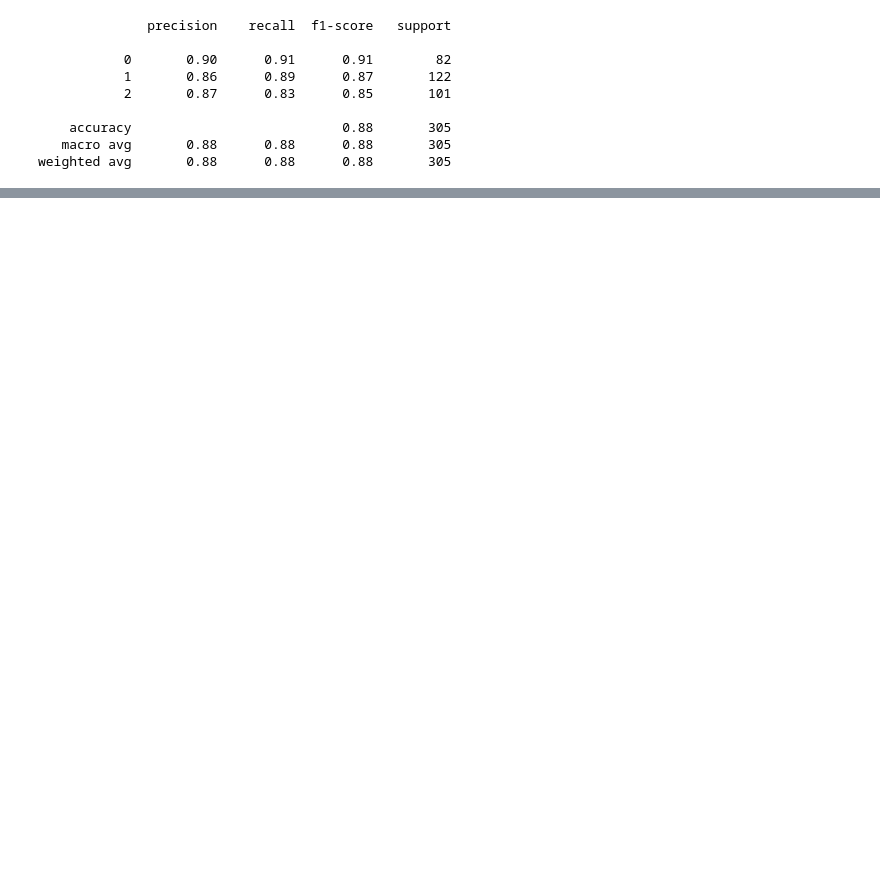
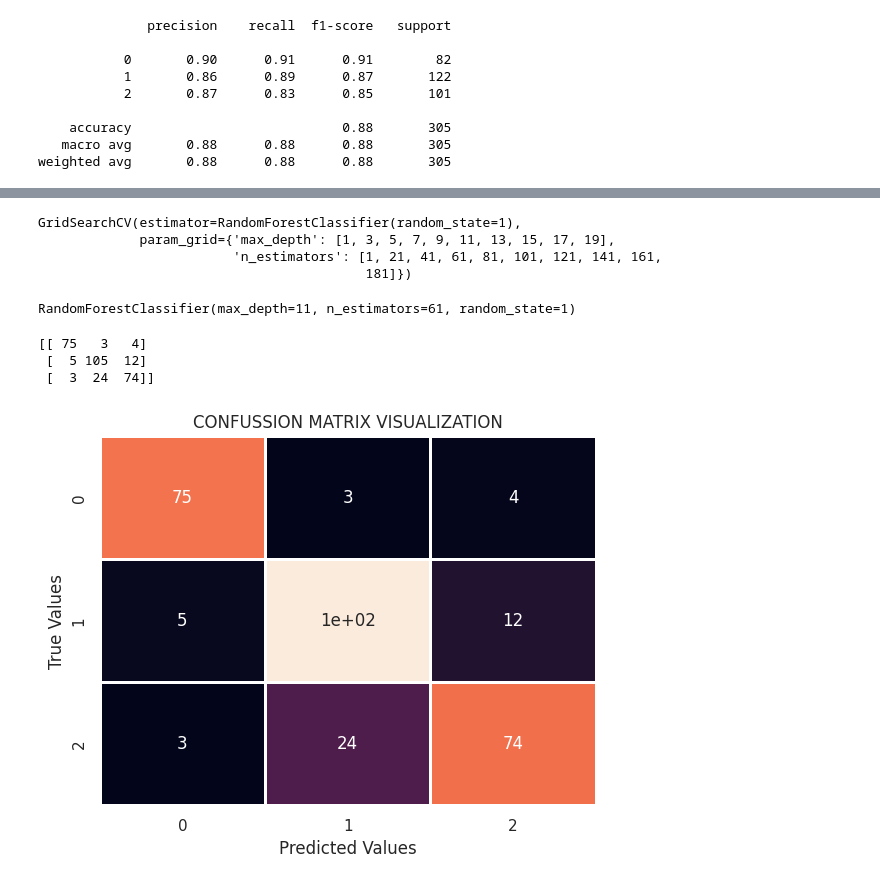
Before and after one commit to Nanasei878/Maternal-Health-Risk-Evaluation, a Jupyter notebook: Maternal_Health_Risk_Data.ipynb, the cells around one changed output, grey strips where cells are left out. Saved outputs shown, nothing was run; the diff lists cells and outputs as text; code cells hidden in the pictures; blank space fills up the shorter version.

```diff
--- a/Maternal_Health_Risk_Data.ipynb
+++ b/Maternal_Health_Risk_Data.ipynb
@@ -300,0 +513,37 @@ plt.show()
+# %%
+#Using GridSearchCV to find the best parameters
+# Provide range for max_depth from 1 to 20 with an interval of 2 and from 1 to 200 with an interval of 20 for n_estimators
+paramgrid = {'max_depth': list(range(1, 20, 2)), 'n_estimators': list(range(1, 200, 20))}
+grid_search=GridSearchCV(RandomForestClassifier(random_state=1),paramgrid)
+# %%
+# Fit the grid search model
+grid_search.fit(X_train,y_train)
+# %% [output]
+GridSearchCV(estimator=RandomForestClassifier(random_state=1),
+             param_grid={'max_depth': [1, 3, 5, 7, 9, 11, 13, 15, 17, 19],
+                         'n_estimators': [1, 21, 41, 61, 81, 101, 121, 141, 161,
+                                          181]})
+# %%
+# Estimating the optimized value
+grid_search.best_estimator_
+# %% [output]
+RandomForestClassifier(max_depth=11, n_estimators=61, random_state=1)
+# %%
+RFCmodel = RandomForestClassifier(max_depth=11, n_estimators=61, random_state=1)
+RFCmodel.fit(X_train,y_train)
+
+#Predict the risk levels for the test data.
+y_test_predrfc = RFCmodel.predict(X_test)
+# %%
+print(confusion_matrix(y_test,y_test_predrfc))
+
+sns.heatmap(confusion_matrix(y_test,y_test_predrfc),annot=True,lw =2,cbar=False)
+plt.ylabel("True Values")
+plt.xlabel("Predicted Values")
+plt.title("CONFUSSION MATRIX VISUALIZATION")
+plt.show()
+# %% [output]
+[[ 75   3   4]
+ [  5 105  12]
+ [  3  24  74]]
+[figure, added]
```
Also changed, not shown: parts of 46 cells of this notebook.
